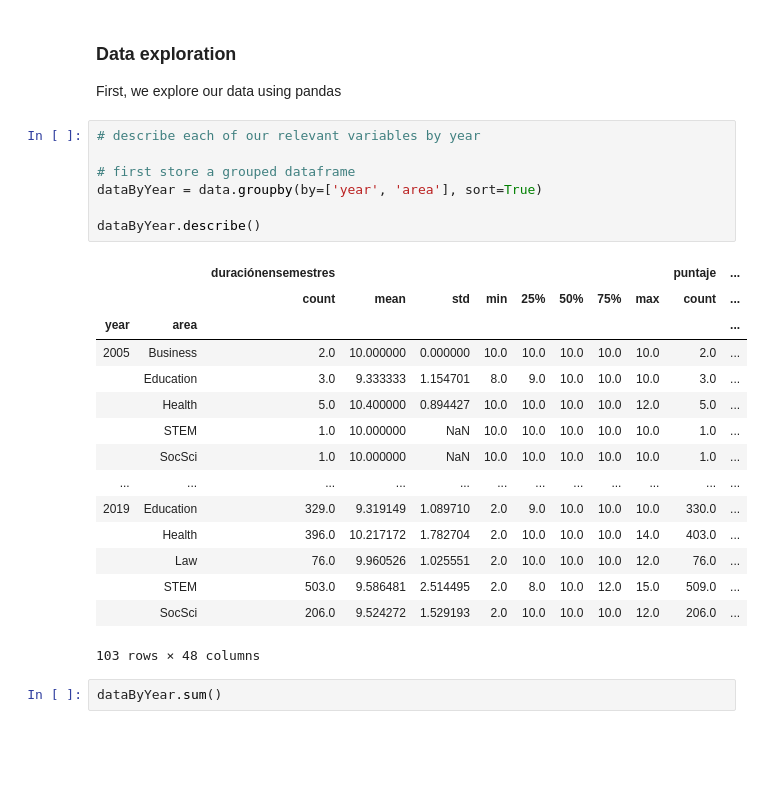
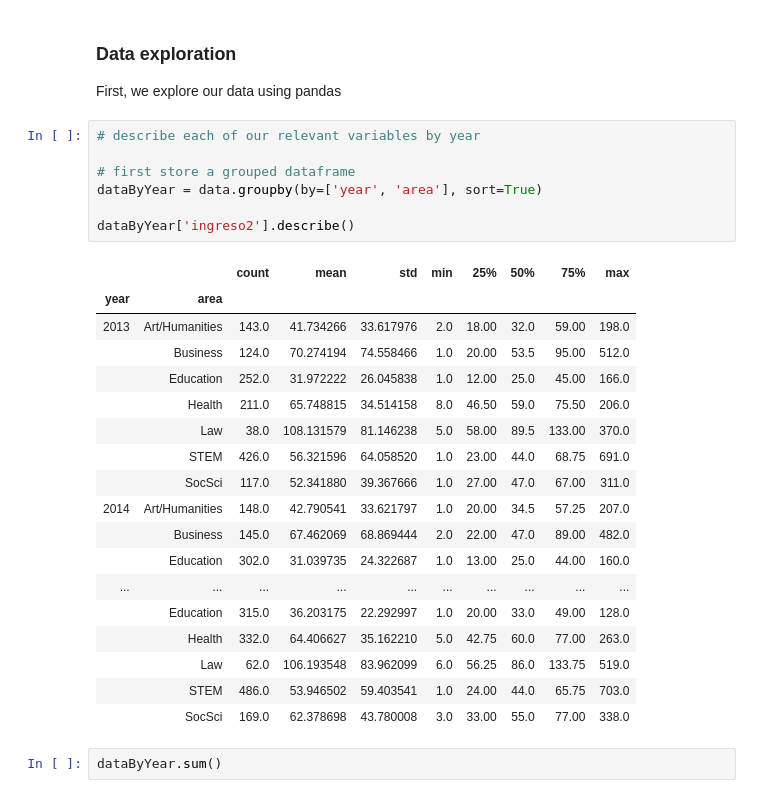
Before and after one commit to juancaros/junaeb, a Jupyter notebook: protocol/Data ETL.ipynb, the cells around one changed output. Cells and saved outputs as stored; diff of their text form; blank space fills up the shorter version.

```diff
--- a/protocol/Data ETL.ipynb
+++ b/protocol/Data ETL.ipynb
@@ -83,26 +83,29 @@ First, we explore our data using pandas
 # %%
 # describe each of our relevant variables by year
 
 # first store a grouped dataframe
 dataByYear = data.groupby(by=['year', 'area'], sort=True)
 
-dataByYear.describe()
+dataByYear['ingreso2'].describe()
 # %% [output]
-|  |  | duraciónensemestres |  |  |  |  |  |  |  | puntaje | ... |
-|  |  | count | mean | std | min | 25% | 50% | 75% | max | count | ... |
-| year | area |  |  |  |  |  |  |  |  |  | ... |
-| 2005 | Business | 2.0 | 10.000000 | 0.000000 | 10.0 | 10.0 | 10.0 | 10.0 | 10.0 | 2.0 | ... |
-|  | Education | 3.0 | 9.333333 | 1.154701 | 8.0 | 9.0 | 10.0 | 10.0 | 10.0 | 3.0 | ... |
-|  | Health | 5.0 | 10.400000 | 0.894427 | 10.0 | 10.0 | 10.0 | 10.0 | 12.0 | 5.0 | ... |
-|  | STEM | 1.0 | 10.000000 | NaN | 10.0 | 10.0 | 10.0 | 10.0 | 10.0 | 1.0 | ... |
-|  | SocSci | 1.0 | 10.000000 | NaN | 10.0 | 10.0 | 10.0 | 10.0 | 10.0 | 1.0 | ... |
-| ... | ... | ... | ... | ... | ... | ... | ... | ... | ... | ... | ... |
-| 2019 | Education | 329.0 | 9.319149 | 1.089710 | 2.0 | 9.0 | 10.0 | 10.0 | 10.0 | 330.0 | ... |
-|  | Health | 396.0 | 10.217172 | 1.782704 | 2.0 | 10.0 | 10.0 | 10.0 | 14.0 | 403.0 | ... |
-|  | Law | 76.0 | 9.960526 | 1.025551 | 2.0 | 10.0 | 10.0 | 10.0 | 12.0 | 76.0 | ... |
-|  | STEM | 503.0 | 9.586481 | 2.514495 | 2.0 | 8.0 | 10.0 | 12.0 | 15.0 | 509.0 | ... |
-|  | SocSci | 206.0 | 9.524272 | 1.529193 | 2.0 | 10.0 | 10.0 | 10.0 | 12.0 | 206.0 | ... |
+|  |  | count | mean | std | min | 25% | 50% | 75% | max |
+| year | area |  |  |  |  |  |  |  |  |
+| 2013 | Art/Humanities | 143.0 | 41.734266 | 33.617976 | 2.0 | 18.00 | 32.0 | 59.00 | 198.0 |
+|  | Business | 124.0 | 70.274194 | 74.558466 | 1.0 | 20.00 | 53.5 | 95.00 | 512.0 |
+|  | Education | 252.0 | 31.972222 | 26.045838 | 1.0 | 12.00 | 25.0 | 45.00 | 166.0 |
+|  | Health | 211.0 | 65.748815 | 34.514158 | 8.0 | 46.50 | 59.0 | 75.50 | 206.0 |
+|  | Law | 38.0 | 108.131579 | 81.146238 | 5.0 | 58.00 | 89.5 | 133.00 | 370.0 |
+|  | STEM | 426.0 | 56.321596 | 64.058520 | 1.0 | 23.00 | 44.0 | 68.75 | 691.0 |
+|  | SocSci | 117.0 | 52.341880 | 39.367666 | 1.0 | 27.00 | 47.0 | 67.00 | 311.0 |
+| 2014 | Art/Humanities | 148.0 | 42.790541 | 33.621797 | 1.0 | 20.00 | 34.5 | 57.25 | 207.0 |
+|  | Business | 145.0 | 67.462069 | 68.869444 | 2.0 | 22.00 | 47.0 | 89.00 | 482.0 |
+|  | Education | 302.0 | 31.039735 | 24.322687 | 1.0 | 13.00 | 25.0 | 44.00 | 160.0 |
+| ... | ... | ... | ... | ... | ... | ... | ... | ... | ... |
+|  | Education | 315.0 | 36.203175 | 22.292997 | 1.0 | 20.00 | 33.0 | 49.00 | 128.0 |
+|  | Health | 332.0 | 64.406627 | 35.162210 | 5.0 | 42.75 | 60.0 | 77.00 | 263.0 |
+|  | Law | 62.0 | 106.193548 | 83.962099 | 6.0 | 56.25 | 86.0 | 133.75 | 519.0 |
+|  | STEM | 486.0 | 53.946502 | 59.403541 | 1.0 | 24.00 | 44.0 | 65.75 | 703.0 |
+|  | SocSci | 169.0 | 62.378698 | 43.780008 | 3.0 | 33.00 | 55.0 | 77.00 | 338.0 |
-103 rows × 48 columns
 # %%
 dataByYear.sum()
 # %% [output]
```
Also changed, not shown: 2 other files.
